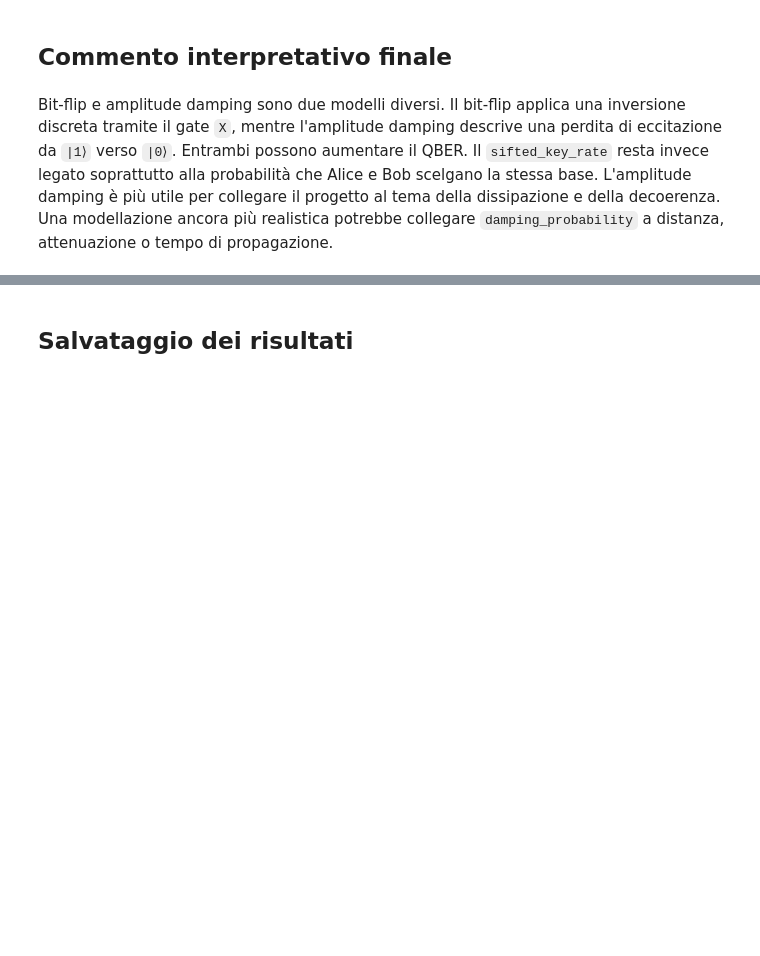
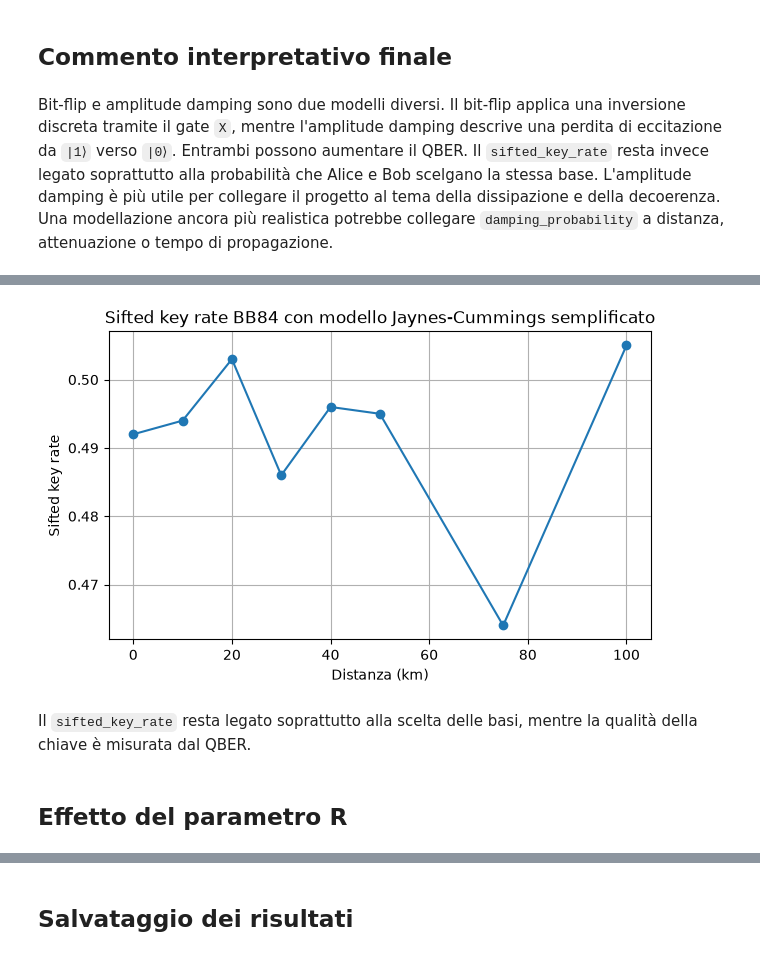
Before and after one commit to danielezpp/qkd-cybersecurity-project, a Jupyter notebook: notebooks/05_noise_decoherence_optional.ipynb, the cells around one changed output, grey strips where cells are left out. Cells and saved outputs as stored; diff of their text form; code cells hidden in the pictures; blank space fills up the shorter version.

```diff
--- a/notebooks/05_noise_decoherence_optional.ipynb
+++ b/notebooks/05_noise_decoherence_optional.ipynb
@@ -426,0 +651,18 @@ Bit-flip e amplitude damping sono due modelli diversi. Il bit-flip applica una i
+# %%
+plt.figure(figsize=(7, 4))
+plt.plot(
+    jc_distance_df["distance_km"],
+    jc_distance_df["sifted_key_rate"],
+    marker="o",
+)
+plt.xlabel("Distanza (km)")
+plt.ylabel("Sifted key rate")
+plt.title("Sifted key rate BB84 con modello Jaynes-Cummings semplificato")
+plt.grid()
+plt.show()
+# %% [output]
+[figure, added]
+# %% [markdown]
+Il `sifted_key_rate` resta legato soprattutto alla scelta delle basi, mentre la qualità della chiave è misurata dal QBER.
+# %% [markdown]
+## Effetto del parametro R
```
Also changed, not shown: parts of 43 cells of this notebook, 4 other files.
